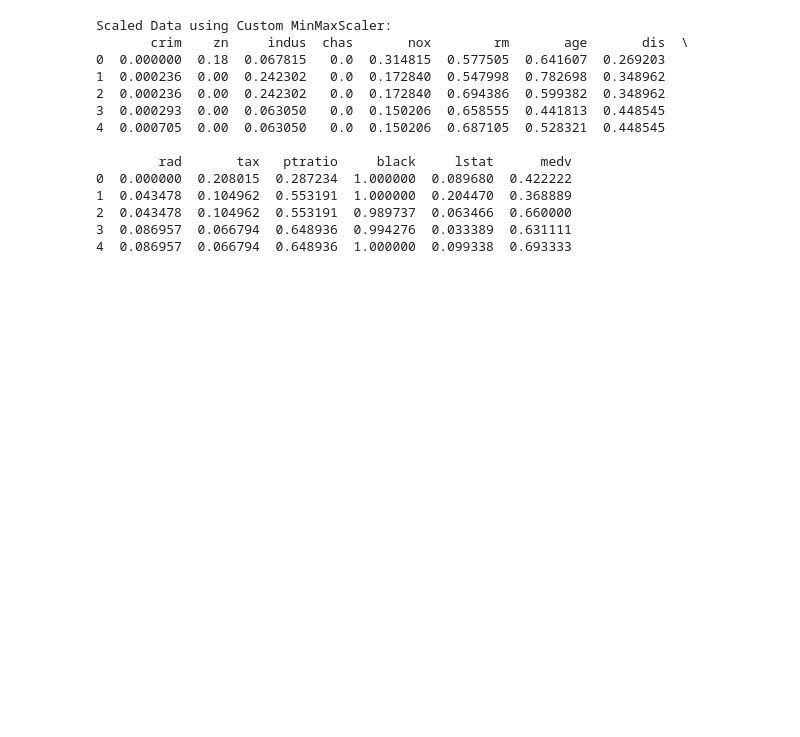
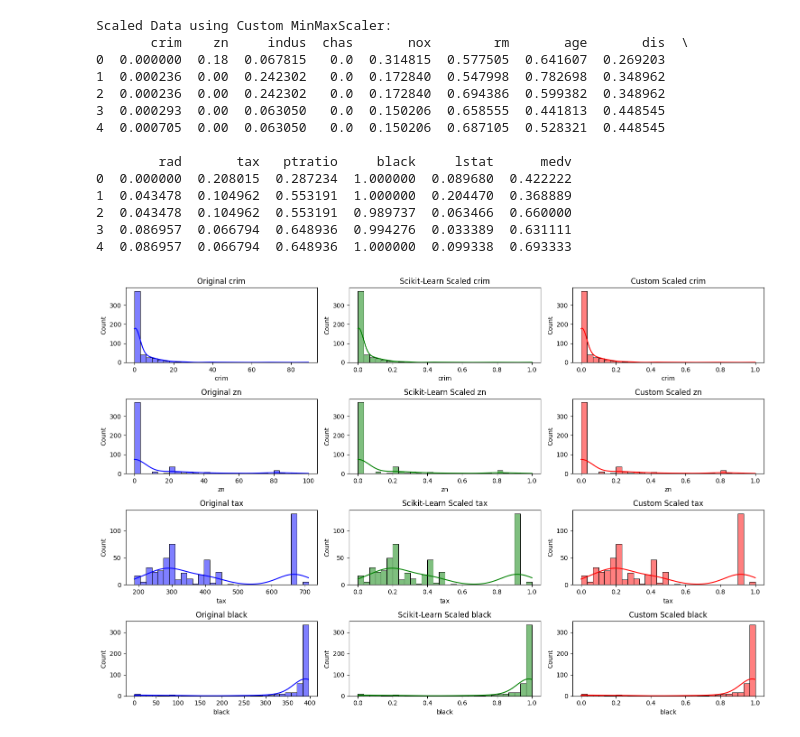
Before and after one commit to anuselva1905/handle_missing_values, a Jupyter notebook: MinMax_Scaler/minmax_scaler.ipynb, the cells around one changed output. Cells and saved outputs as stored; diff of their text form; code cells hidden in the pictures; blank space fills up the shorter version.

```diff
--- a/MinMax_Scaler/minmax_scaler.ipynb
+++ b/MinMax_Scaler/minmax_scaler.ipynb
@@ -154,3 +154,23 @@ Scaled Data using Custom MinMaxScaler:
 2  0.043478  0.104962  0.553191  0.989737  0.063466  0.660000
 3  0.086957  0.066794  0.648936  0.994276  0.033389  0.631111
 4  0.086957  0.066794  0.648936  1.000000  0.099338  0.693333
+# %%
+fig, axes = plt.subplots(len(cols_to_plot), 3, figsize=(15, 10))
+
+for i, col in enumerate(cols_to_plot):
+    # Original data distribution
+    sns.histplot(df[col], bins=30, ax=axes[i, 0], kde=True, color="blue")
+    axes[i, 0].set_title(f"Original {col}")
+
+    # Scikit-learn scaled data distribution
+    sns.histplot(df_scaled_sklearn[col], bins=30, ax=axes[i, 1], kde=True, color="green")
+    axes[i, 1].set_title(f"Scikit-Learn Scaled {col}")
+
+    # Custom scaled data distribution
+    sns.histplot(df_scaled_custom[col], bins=30, ax=axes[i, 2], kde=True, color="red")
+    axes[i, 2].set_title(f"Custom Scaled {col}")
+
+plt.tight_layout()
+plt.show()
+# %% [output]
+[figure, added]
```
Also changed, not shown: parts of 1 cell of this notebook.
